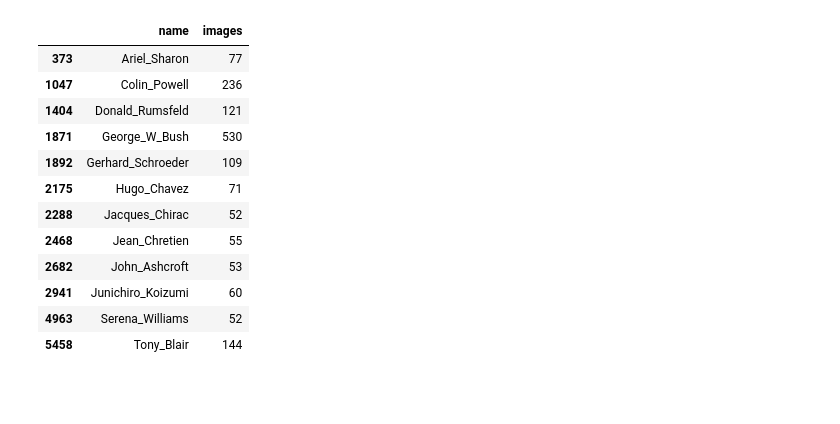
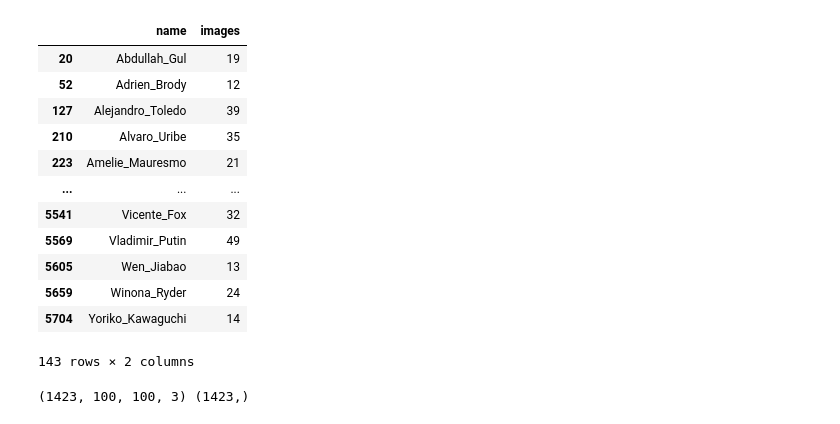
Before and after one commit to rishabhrshanbhag/Employee-Face-Detection-Recognition, a Jupyter notebook: Siamese trials.ipynb, the cells around one changed output. Cells and saved outputs as stored; diff of their text form; code cells hidden in the pictures; blank space fills up the shorter version.

```diff
--- a/Siamese trials.ipynb
+++ b/Siamese trials.ipynb
@@ -19,20 +19,22 @@ def return_bbx(image):
     faces = faceCascade.detectMultiScale(image, scaleFactor=1.1, minNeighbors=5, flags=cv2.CASCADE_SCALE_IMAGE)
     return faces
 # %%
-Celebs = pd.read_csv("/Users/telekenesis/Husky Gdrive/Coursework/7. SML_EE/Project/lfw_allnames.csv")
-Celebs = Celebs[Celebs['images']>50]
+Dataset_path = '/Users/abdulrehman/Desktop/SML Project/FacesInTheWild/'
+
+Celebs = pd.read_csv(Dataset_path+'lfw_allnames.csv')
+Celebs = Celebs[Celebs['images']>10]
 Celebs
 # %% [output]
 |  | name | images |
-| 373 | Ariel_Sharon | 77 |
-| 1047 | Colin_Powell | 236 |
-| 1404 | Donald_Rumsfeld | 121 |
-| 1871 | George_W_Bush | 530 |
-| 1892 | Gerhard_Schroeder | 109 |
-| 2175 | Hugo_Chavez | 71 |
-| 2288 | Jacques_Chirac | 52 |
-| 2468 | Jean_Chretien | 55 |
-| 2682 | John_Ashcroft | 53 |
-| 2941 | Junichiro_Koizumi | 60 |
-| 4963 | Serena_Williams | 52 |
-| 5458 | Tony_Blair | 144 |
+| 20 | Abdullah_Gul | 19 |
+| 52 | Adrien_Brody | 12 |
+| 127 | Alejandro_Toledo | 39 |
+| 210 | Alvaro_Uribe | 35 |
+| 223 | Amelie_Mauresmo | 21 |
+| ... | ... | ... |
+| 5541 | Vicente_Fox | 32 |
+| 5569 | Vladimir_Putin | 49 |
+| 5605 | Wen_Jiabao | 13 |
+| 5659 | Winona_Ryder | 24 |
+| 5704 | Yoriko_Kawaguchi | 14 |
+143 rows × 2 columns
@@ -60,6 +68,11 @@ for _, [name,__] in Celebs.iterrows():
 # %%
-X_data = np.array(X)
+X_data = np.asarray(X)/255
 Y_data = np.array(Y)
+cat_list = np.asarray(cat_list)
+
+print(X_data.shape, Y_data.shape)
+# %% [output]
+(1423, 100, 100, 3) (1423,)
 # %%
 from collections import Counter
 
```
Also changed, not shown: parts of 13 cells of this notebook, 2 other files.
